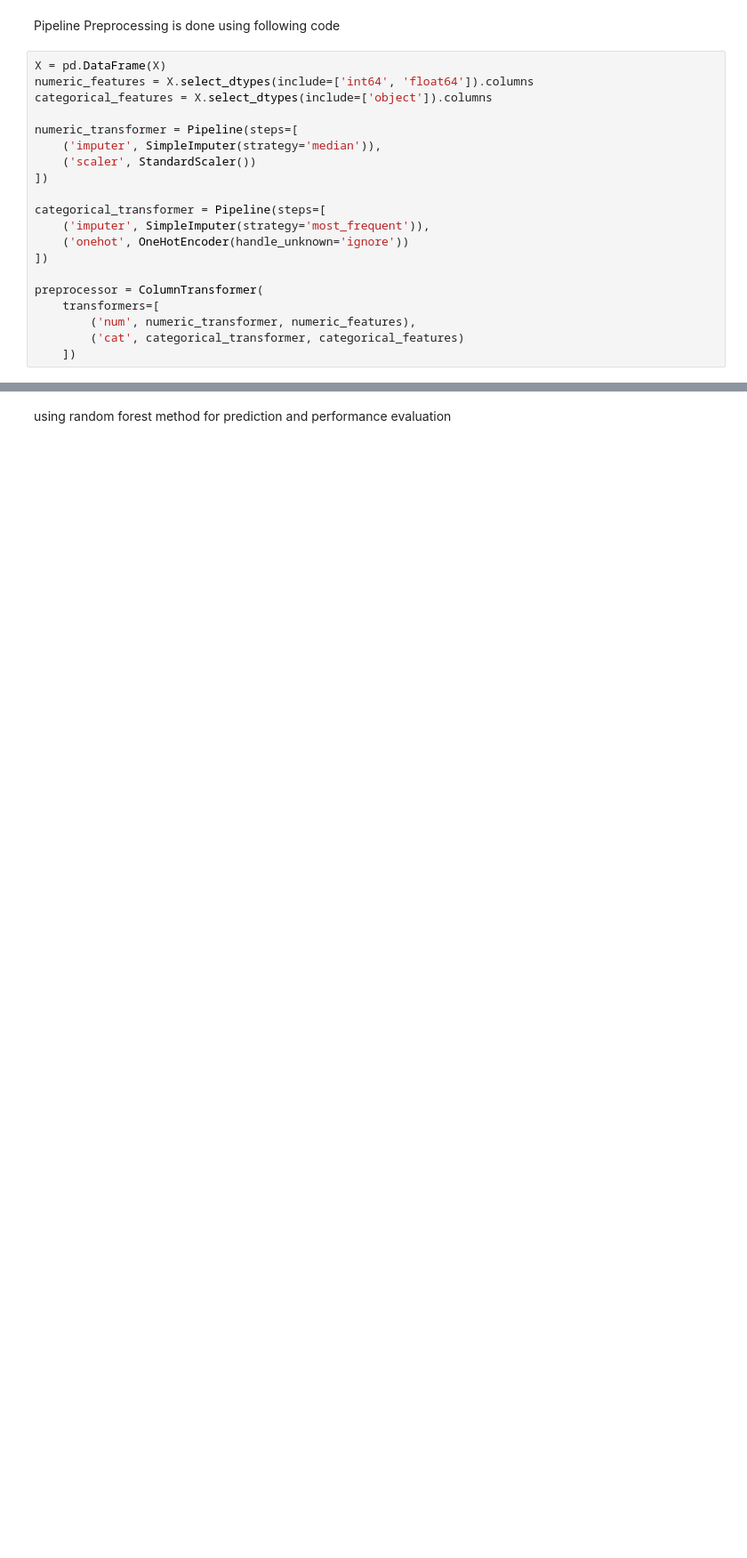
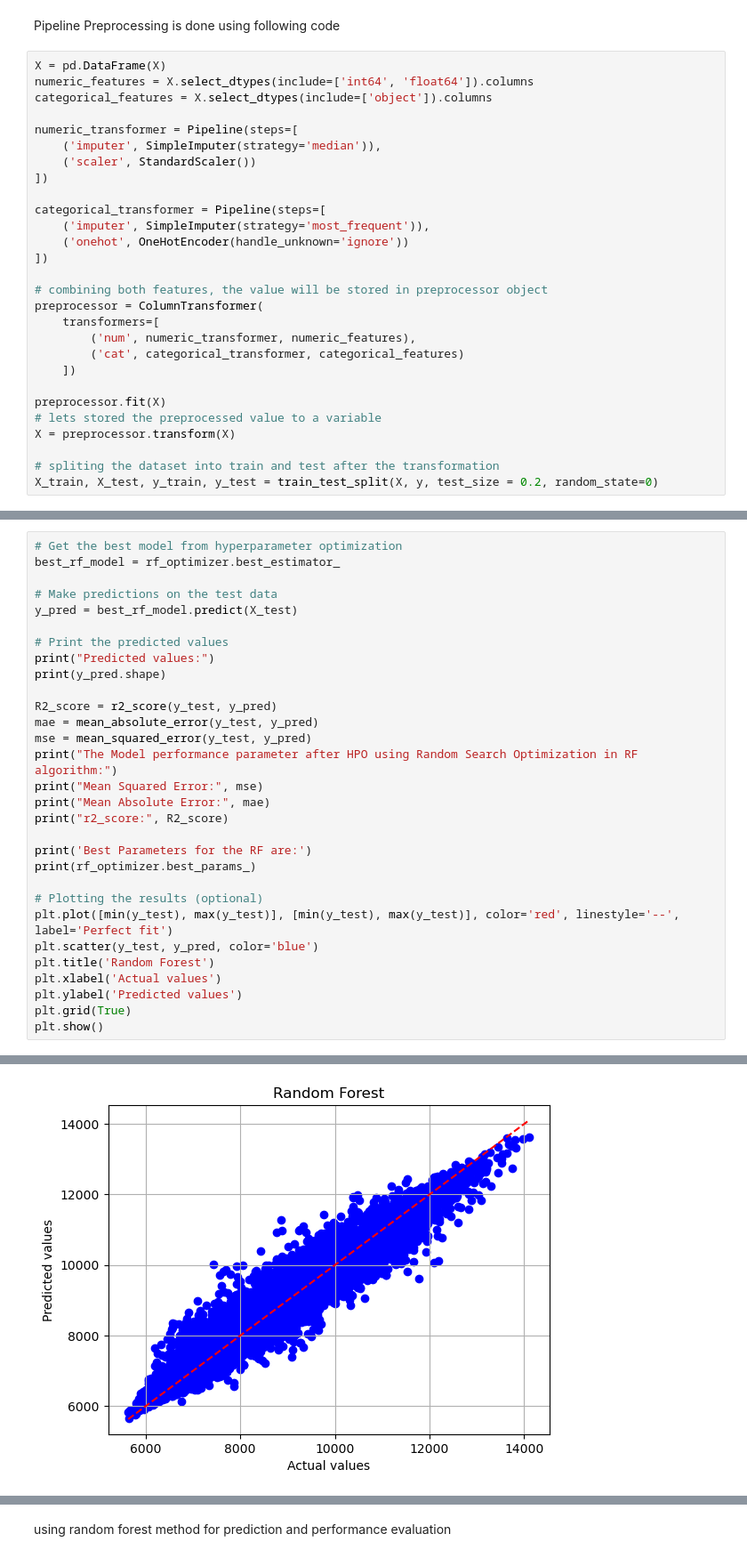
Before and after one commit to COSC5557/pipeline-optimization-Sanjeeb-PL, a Jupyter notebook: pipeline_optimization.ipynb, the cells around one changed output, grey strips where cells are left out. Shown: that part at 89% size. Drawn from its saved outputs; the diff is of its cells as text; blank space fills up the shorter version.

```diff
--- a/pipeline_optimization.ipynb
+++ b/pipeline_optimization.ipynb
@@ -177,8 +201,16 @@ categorical_transformer = Pipeline(steps=[
     ('onehot', OneHotEncoder(handle_unknown='ignore'))
 ])
 
+# combining both features, the value will be stored in preprocessor object
 preprocessor = ColumnTransformer(
     transformers=[
         ('num', numeric_transformer, numeric_features),
         ('cat', categorical_transformer, categorical_features)
     ])
+
+preprocessor.fit(X)
+# lets stored the preprocessed value to a variable
+X = preprocessor.transform(X)
+
+# spliting the dataset into train and test after the transformation
+X_train, X_test, y_train, y_test = train_test_split(X, y, test_size = 0.2, random_state=0)
@@ -290,0 +326,31 @@ OrderedDict({'regressor__activation': 'relu', 'regressor__alpha': 2.114217751084
+# %%
+# Get the best model from hyperparameter optimization
+best_rf_model = rf_optimizer.best_estimator_
+
+# Make predictions on the test data
+y_pred = best_rf_model.predict(X_test)
+
+# Print the predicted values
+print("Predicted values:")
+print(y_pred.shape)
+
+R2_score = r2_score(y_test, y_pred)
+mae = mean_absolute_error(y_test, y_pred)
+mse = mean_squared_error(y_test, y_pred)
+print("The Model performance parameter after HPO using Random Search Optimization in RF algorithm:")
+print("Mean Squared Error:", mse)
+print("Mean Absolute Error:", mae)
+print("r2_score:", R2_score)
+
+print('Best Parameters for the RF are:')
+print(rf_optimizer.best_params_)
+
+# Plotting the results (optional)
+plt.plot([min(y_test), max(y_test)], [min(y_test), max(y_test)], color='red', linestyle='--', label='Perfect fit')
+plt.scatter(y_test, y_pred, color='blue')
+plt.title('Random Forest')
+plt.xlabel('Actual values')
+plt.ylabel('Predicted values')
+plt.grid(True)
+plt.show()
+# %% [output]
@@ -290,0 +365 @@ OrderedDict({'regressor__activation': 'relu', 'regressor__alpha': 2.114217751084
+[figure, added]
```
Also changed, not shown: parts of 27 cells of this notebook, 1 other file.
